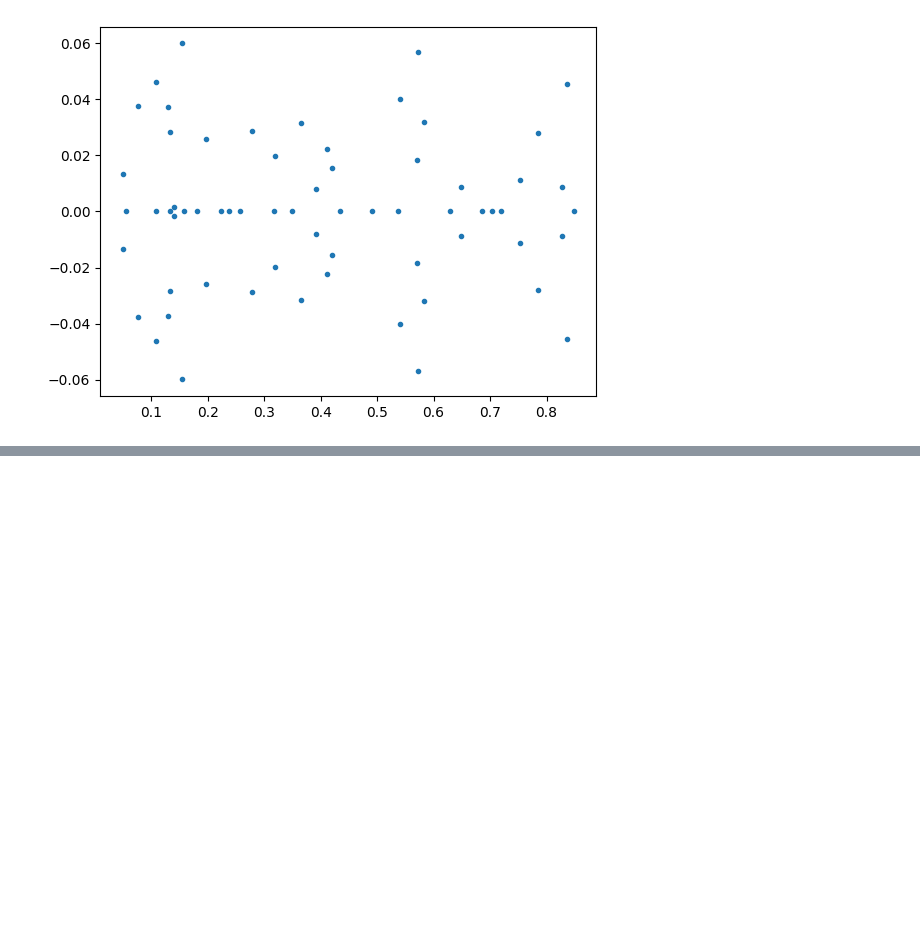
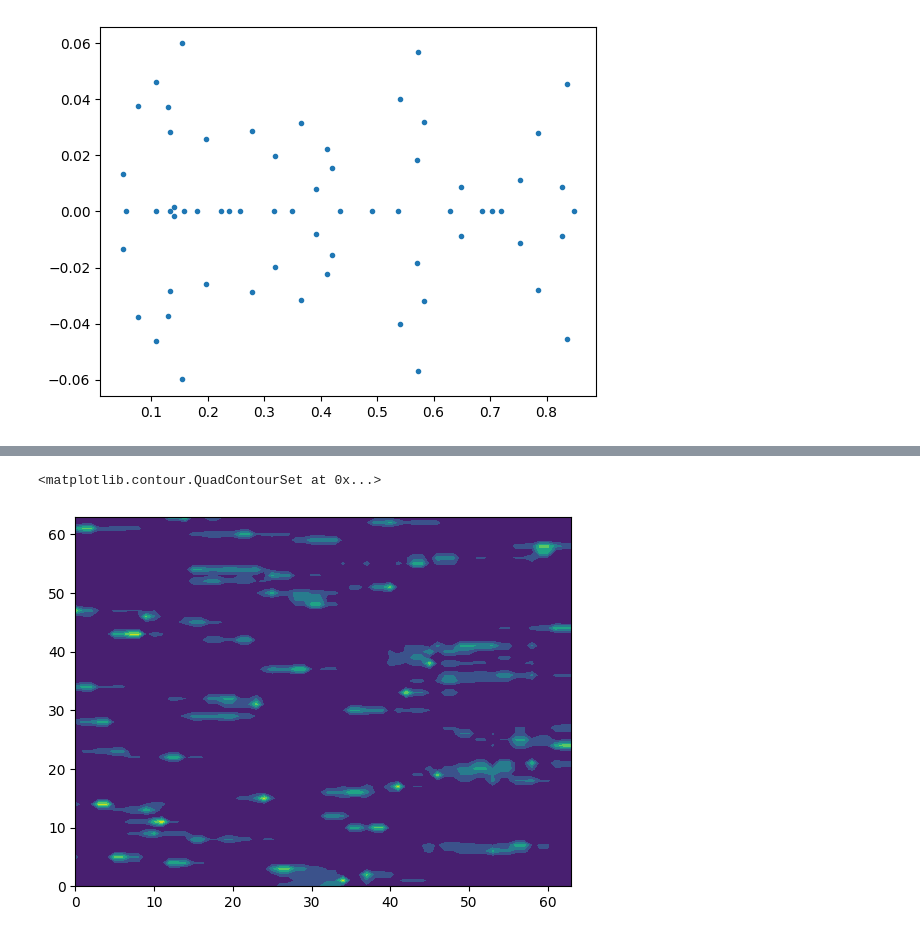
Before and after one commit to RigasLab/MZ-AE, a Jupyter notebook: eval_model_notebook.ipynb, the cells around one changed output, grey strips where cells are left out. Cells and saved outputs as stored; diff of their text form; code cells hidden in the pictures; blank space fills up the shorter version.

```diff
--- a/eval_model_notebook.ipynb
+++ b/eval_model_notebook.ipynb
@@ -84,16 +103,20 @@ plt.xlabel("Epochs")
 Text(0.5, 0, 'Epochs')
 [figure]
 # %%
-mat = mza.model.koopman.getKoopmanMatrix()
+mat = eval_mza.model.koopman.getKoopmanMatrix()
 mat = mat.detach().cpu().numpy()
-eigval, egivec = np.linalg.eig(mat)
+w, v = np.linalg.eig(mat)
+
+idx = w.argsort()[::-1]
+w = w[idx]
+v = v[:,idx]
 
 plt.figure()
 plt.matshow(mat)
 plt.colorbar()
 
 plt.figure()
-plt.plot(np.real(eigval), np.imag(eigval), ".")
+plt.plot(np.real(w), np.imag(w), ".")
 # %% [output]
 [<matplotlib.lines.Line2D at 0x...>]
 <Figure size 640x480 with 0 Axes>
@@ -101,0 +145,5 @@ plt.plot(np.real(eigval), np.imag(eigval), ".")
+# %%
+plt.contourf(abs(v))
+# %% [output]
+<matplotlib.contour.QuadContourSet at 0x...>
+[figure, added]
```
Also changed, not shown: parts of 9 cells of this notebook, 6 other files.
